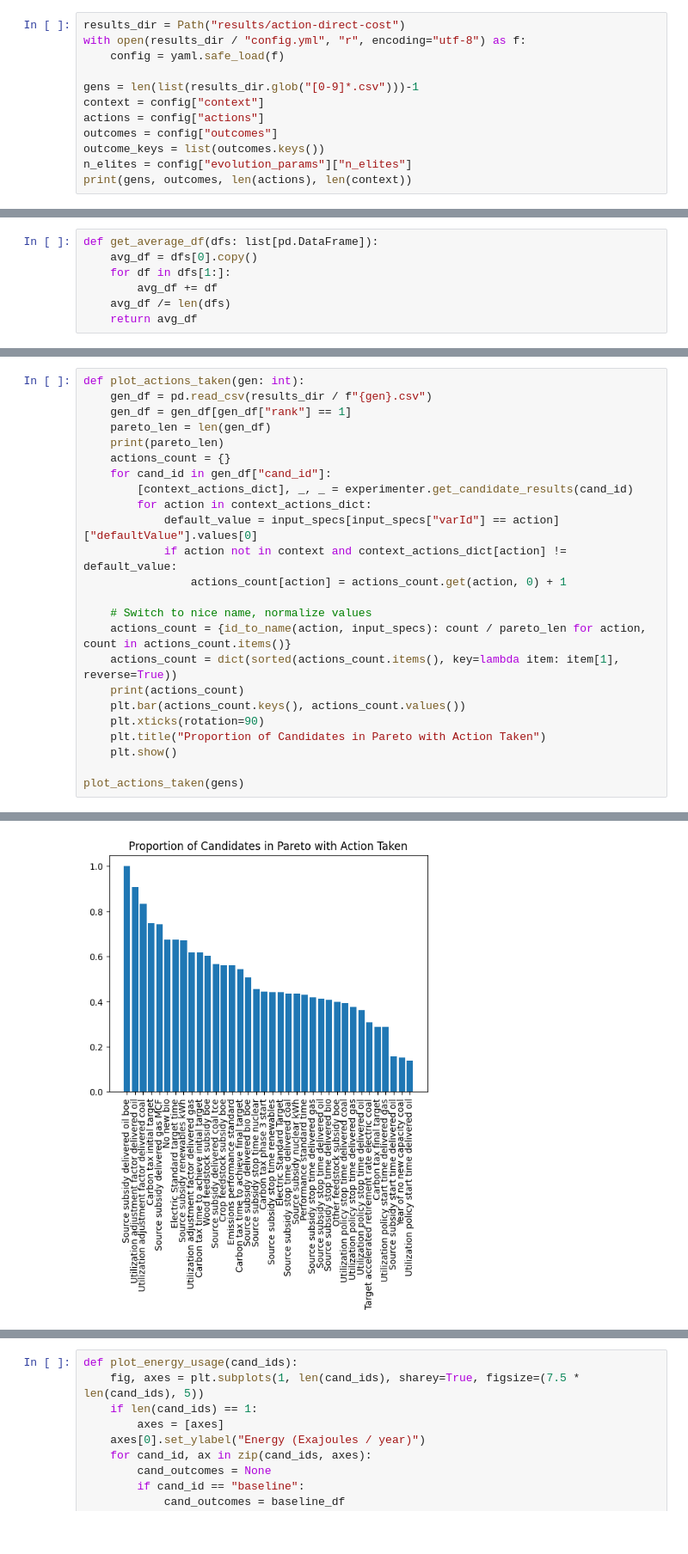
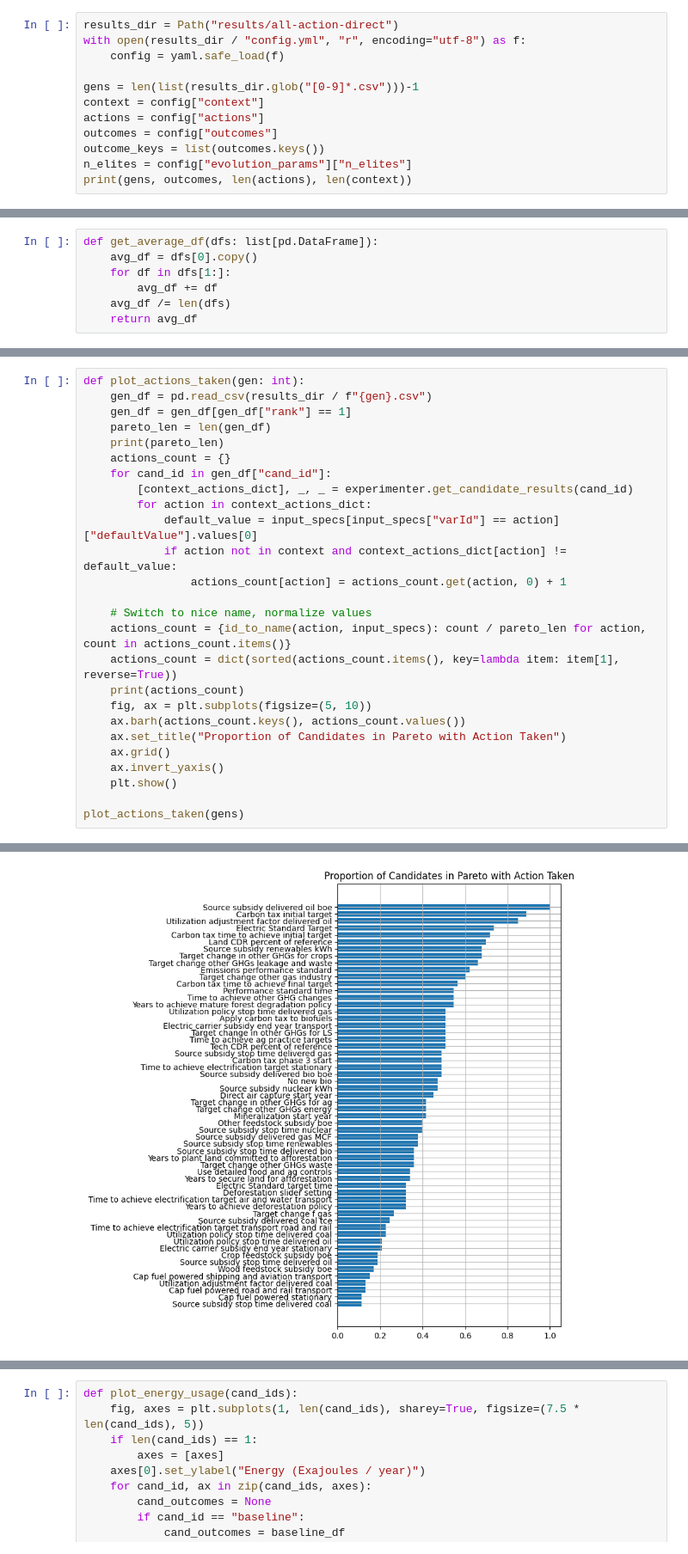
Before and after one commit to cognizant-ai-labs/en-roads-py, a Jupyter notebook: experiments/analysis.ipynb, the cells around one changed output, grey strips where cells are left out. Shown at 86% size. Drawn from its saved outputs; the diff is of its cells as text.

```diff
--- a/experiments/analysis.ipynb
+++ b/experiments/analysis.ipynb
@@ -14,5 +13,5 @@ from enroadspy.generate_url import open_browser, actions_to_url
 # %%
-results_dir = Path("results/action-direct-cost")
+results_dir = Path("results/all-action-direct")
 with open(results_dir / "config.yml", "r", encoding="utf-8") as f:
     config = yaml.safe_load(f)
 
@@ -357,9 +354,11 @@ def plot_actions_taken(gen: int):
     actions_count = {id_to_name(action, input_specs): count / pareto_len for action, count in actions_count.items()}
     actions_count = dict(sorted(actions_count.items(), key=lambda item: item[1], reverse=True))
     print(actions_count)
-    plt.bar(actions_count.keys(), actions_count.values())
-    plt.xticks(rotation=90)
-    plt.title("Proportion of Candidates in Pareto with Action Taken")
+    fig, ax = plt.subplots(figsize=(5, 10))
+    ax.barh(actions_count.keys(), actions_count.values())
+    ax.set_title("Proportion of Candidates in Pareto with Action Taken")
+    ax.grid()
+    ax.invert_yaxis()
     plt.show()
 
 plot_actions_taken(gens)
@@ -369 +368 @@ plot_actions_taken(gens)
-[figure, old version]
+[figure, new version]
```
Also changed, not shown: parts of 20 cells of this notebook.
